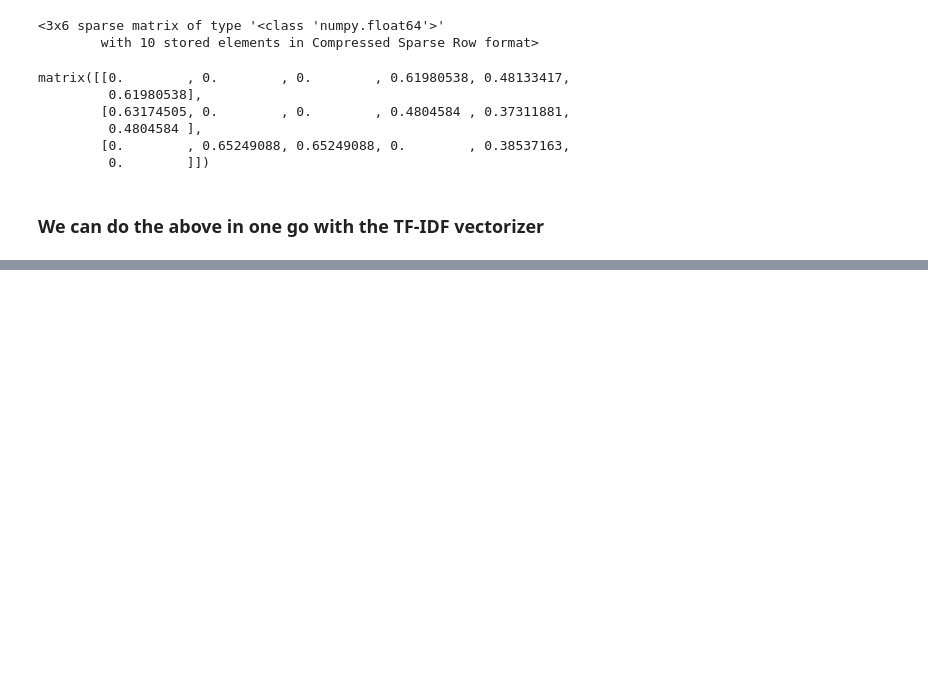
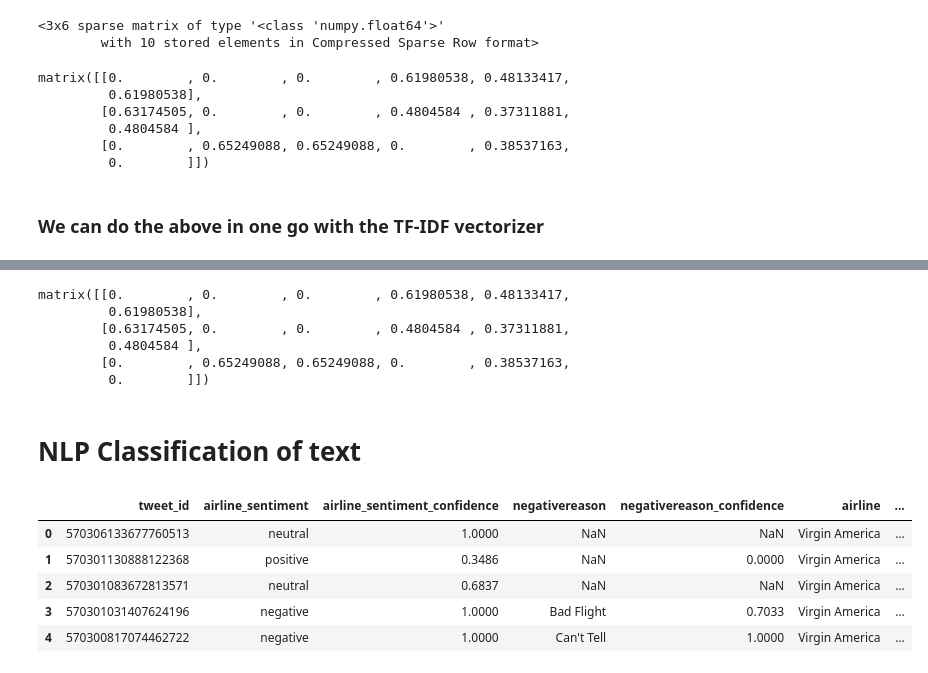
Before and after one commit to proton029/NaiveBayes, a Jupyter notebook: NaiveBayesTheorem.ipynb, the cells around one changed output, grey strips where cells are left out. Saved outputs shown, nothing was run; the diff lists cells and outputs as text; code cells hidden in the pictures; blank space fills up the shorter version.

```diff
--- a/NaiveBayesTheorem.ipynb
+++ b/NaiveBayesTheorem.ipynb
@@ -220,0 +216,11 @@ tv.
+# %%
+result_tv.todense()
+# %% [output]
+matrix([[0.        , 0.        , 0.        , 0.61980538, 0.48133417,
+         0.61980538],
+        [0.63174505, 0.        , 0.        , 0.4804584 , 0.37311881,
+         0.4804584 ],
+        [0.        , 0.65249088, 0.65249088, 0.        , 0.38537163,
+         0.        ]])
+# %% [markdown]
+# NLP Classification of text
@@ -220,0 +233,9 @@ tv.
+# %%
+df.head()
+# %% [output]
+|  | tweet_id | airline_sentiment | airline_sentiment_confidence | negativereason | negativereason_confidence | airline | ... |
+| 0 | 570306133677760513 | neutral | 1.0000 | NaN | NaN | Virgin America | ... |
+| 1 | 570301130888122368 | positive | 0.3486 | NaN | 0.0000 | Virgin America | ... |
+| 2 | 570301083672813571 | neutral | 0.6837 | NaN | NaN | Virgin America | ... |
+| 3 | 570301031407624196 | negative | 1.0000 | Bad Flight | 0.7033 | Virgin America | ... |
+| 4 | 570300817074462722 | negative | 1.0000 | Can't Tell | 1.0000 | Virgin America | ... |
```
Also changed, not shown: parts of 19 cells of this notebook.
